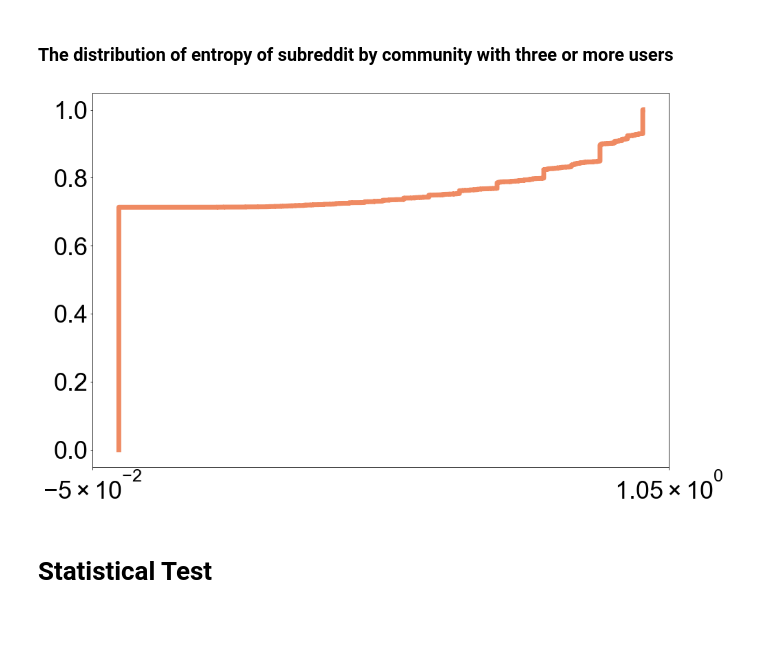
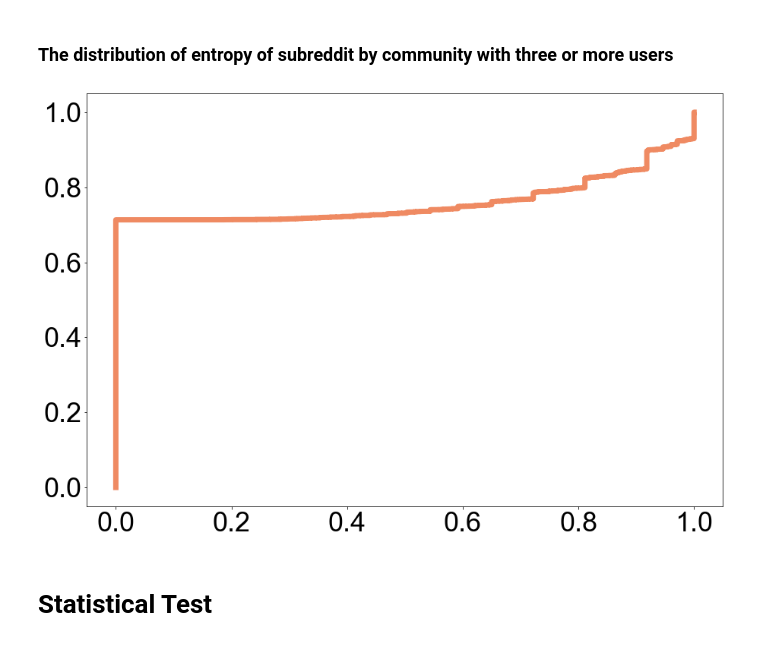
Before and after one commit to tr0up2r/plotting-and-graph-analysis, a Jupyter notebook: figure/cdf.ipynb, the cells around one changed output. Drawn from its saved outputs; the diff is of its cells as text; code cells hidden in the pictures.

```diff
--- a/figure/cdf.ipynb
+++ b/figure/cdf.ipynb
@@ -13,6 +13,9 @@ import scipy.stats
 # %%
 # Font 설정.
 plt.rcParams.update({'font.family':'Arial'})
+# %%
+plt.rcParams['pdf.fonttype'] = 42 # TrueType
+plt.rcParams['ps.fonttype'] = 42
 # %%
 def normalization(data):
     return (data - np.min(data)) / (np.max(data) - np.min(data))
@@ -184,18 +187,18 @@ draw_multiple_cdf_normalize_y(np_result_list, "cdf_users_comments_count", colors
 # %%
 np_result_list6 = []
 subreddits_3_entropy = []
 for i in range(len(subreddit_df)):
     if subreddit_df.loc[i]['community_id'] in community_3_list:
         subreddits_3_entropy.append(subreddit_df.loc[i]['subreddit_entropy'])
 np_result_list6.append(subreddits_3_entropy)
 
 colors = ['#ef8a62']
 legends = ['no legend']
 linestyles = ['-']
 
-draw_multiple_cdf_normalize_y(np_result_list6, "cdf_entropy_of_subreddit_by_community", colors, 'entropy', legends, linestyles, True)
+draw_multiple_cdf_normalize_y(np_result_list6, "cdf_entropy_of_subreddit_by_community", colors, 'entropy', legends, linestyles, False)
 # %% [output]
-[figure, old version]
+[figure, new version]
 # %%
 colors = ['#ef8a62', '#67a9cf']
 linestyles = ['-', '--']
```
Also changed, not shown: parts of 7 cells of this notebook, 4 other files.
